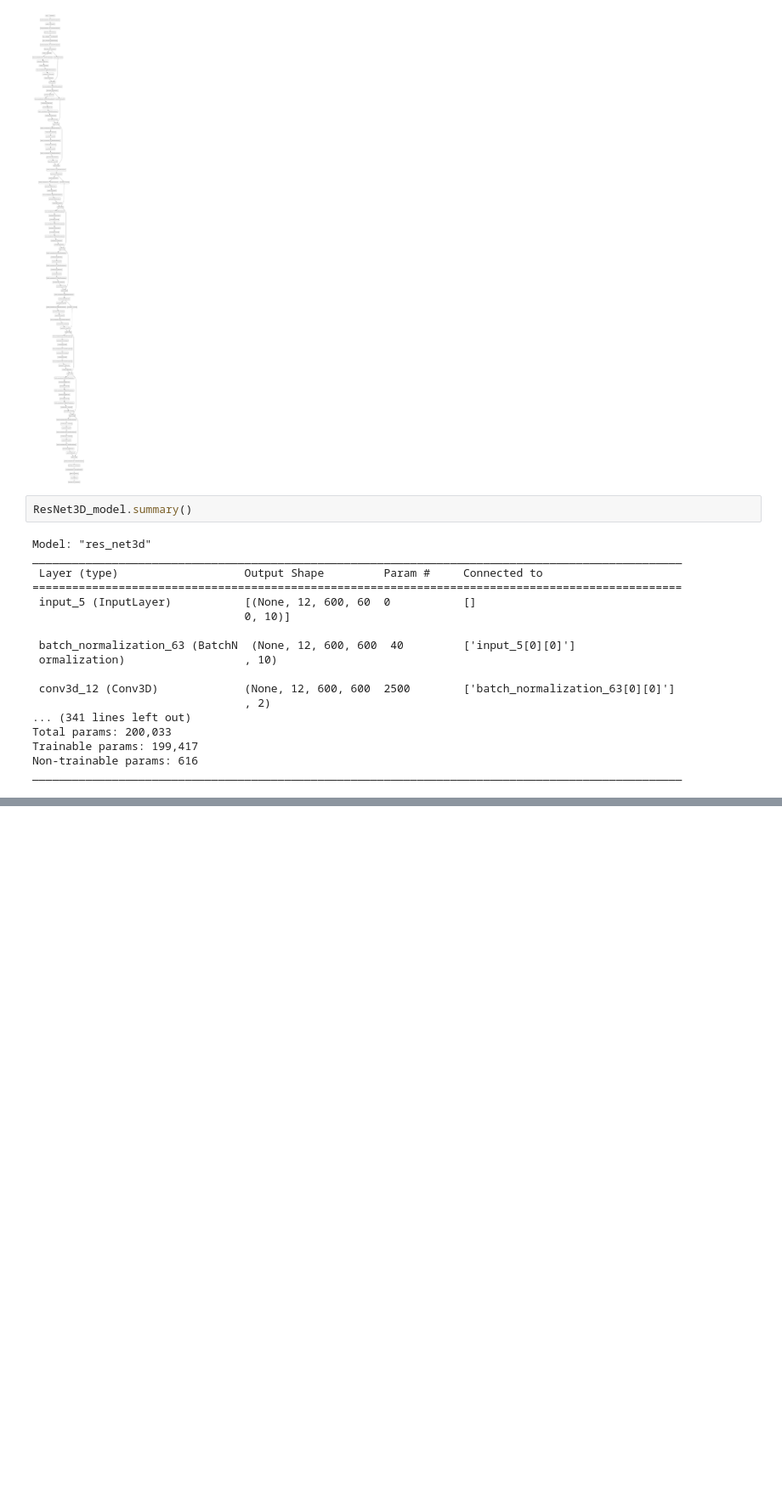
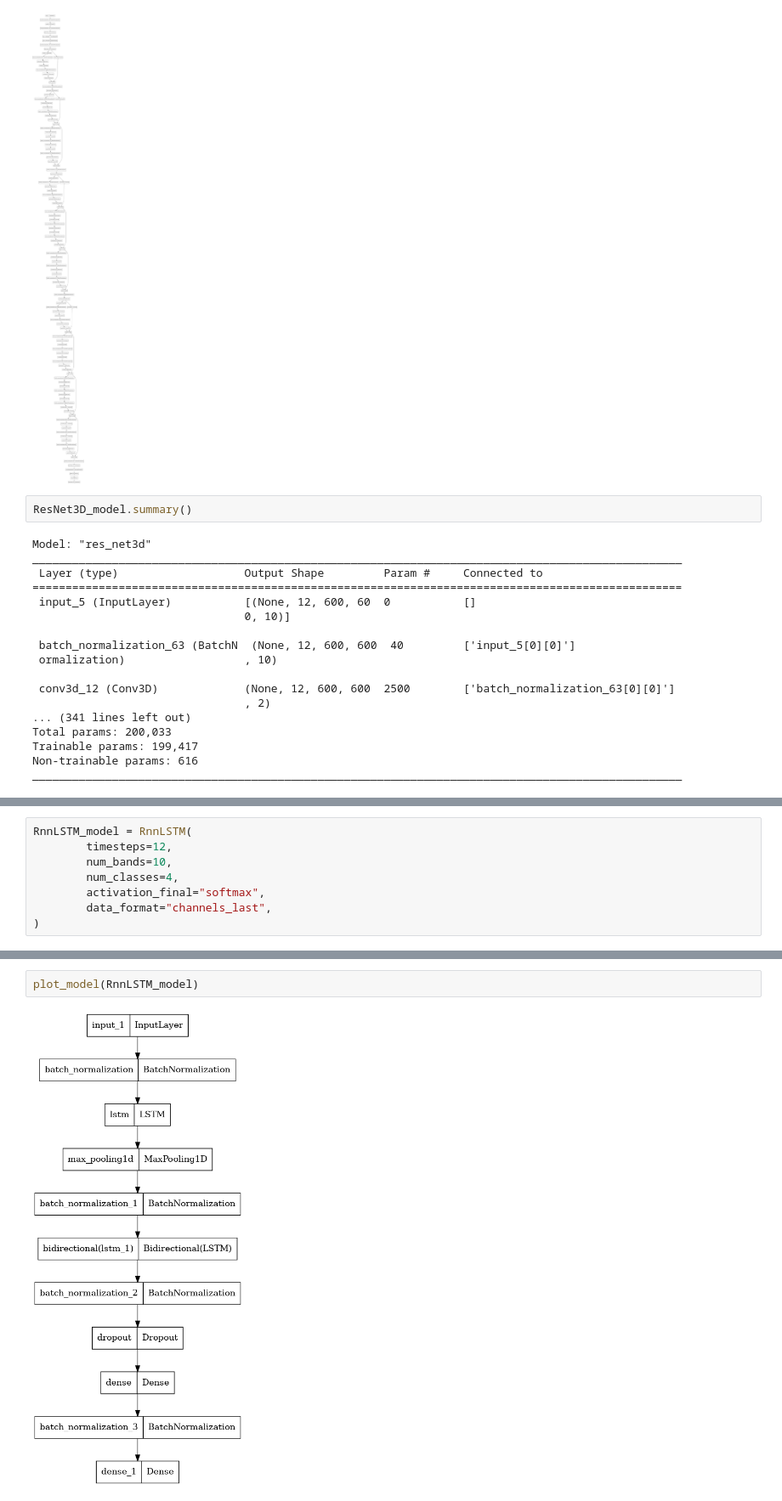
Before and after one commit to tesselo/alquimodelia, a Jupyter notebook: Model class shop.ipynb, the cells around one changed output, grey strips where cells are left out. Shown at 85% size. Drawn from its saved outputs; the diff is of its cells as text; blank space fills up the shorter version.

Commit message:
docs(lstm): update jupyter notebook

```diff
--- a/Model class shop.ipynb
+++ b/Model class shop.ipynb
@@ -201,0 +204,8 @@ ________________________________________________________________________________
+# %%
+RnnLSTM_model = RnnLSTM(
+        timesteps=12,
+        num_bands=10,
+        num_classes=4,
+        activation_final="softmax",
+        data_format="channels_last",
+)
@@ -201,0 +232,4 @@ ________________________________________________________________________________
+# %%
+plot_model(RnnLSTM_model)
+# %% [output]
+[figure, added]
```
Also changed, not shown: parts of 2 cells of this notebook.
